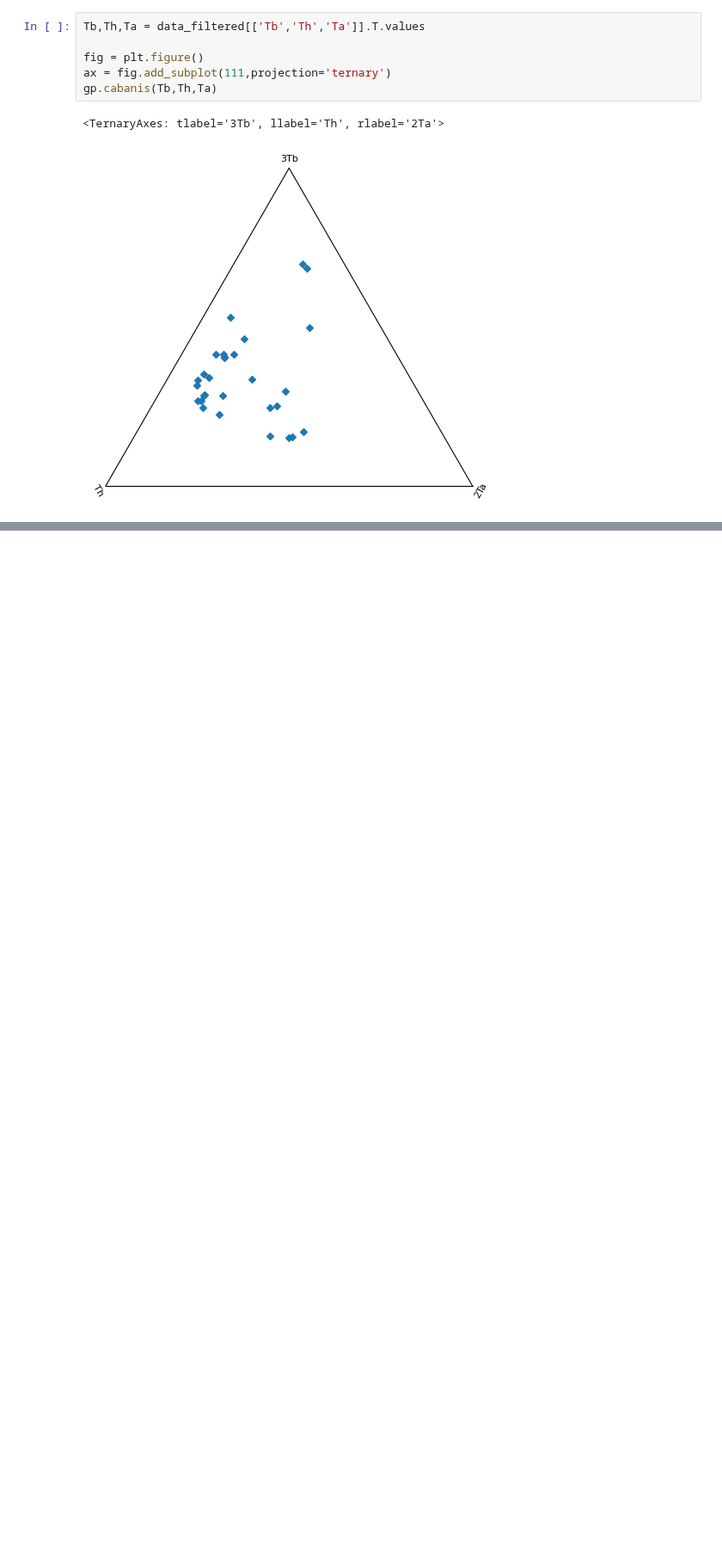
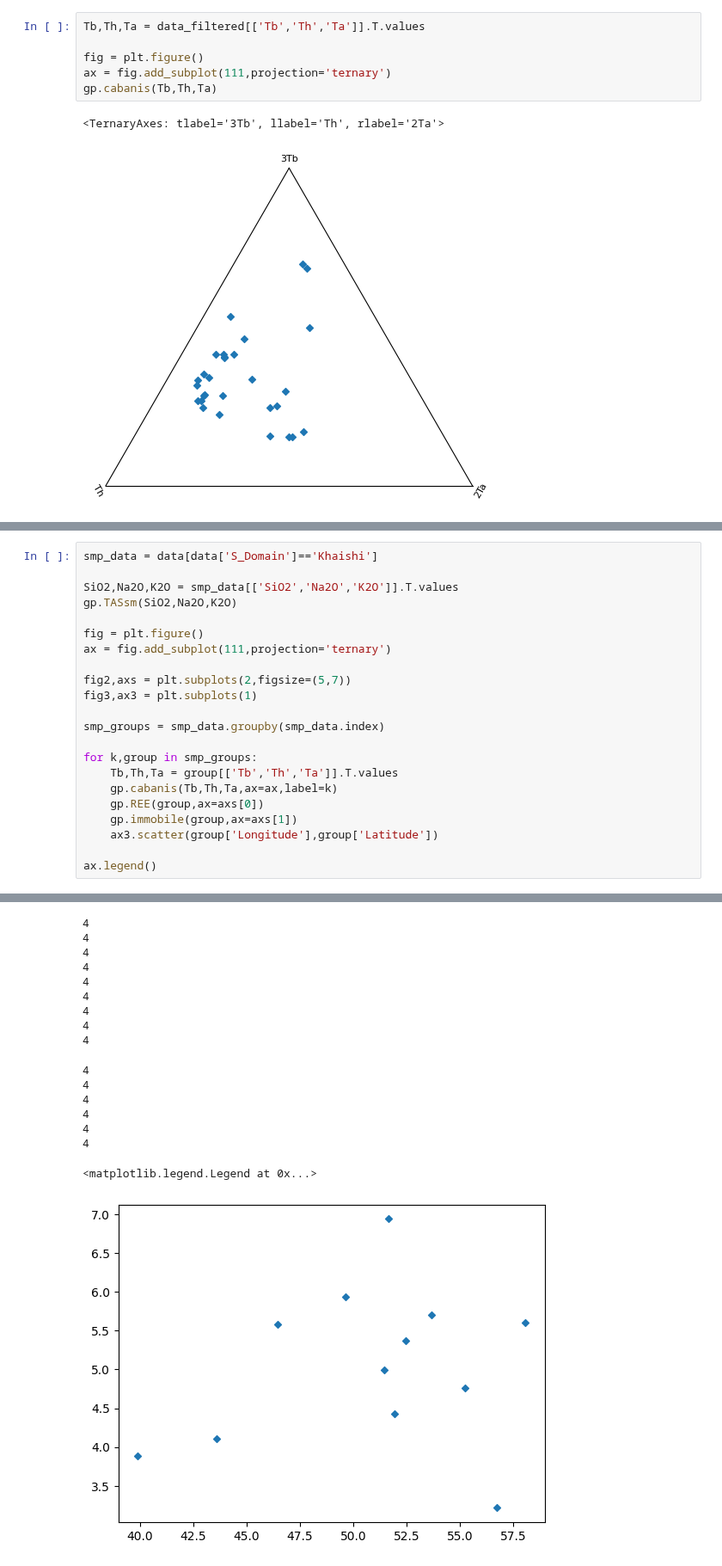
Before and after one commit to dyvasey/dataset-caucasus-gchem-2023, a Jupyter notebook: plot_trace.ipynb, the cells around one changed output, grey strips where cells are left out. Shown at 86% size. Drawn from its saved outputs; the diff is of its cells as text; blank space fills up the shorter version.

```diff
--- a/plot_trace.ipynb
+++ b/plot_trace.ipynb
@@ -126 +128,24 @@ ax.legend()
 [figure]
+# %%
+smp_data = data[data['S_Domain']=='Khaishi']
+
+SiO2,Na2O,K2O = smp_data[['SiO2','Na2O','K2O']].T.values
+gp.TASsm(SiO2,Na2O,K2O)
+
+fig = plt.figure()
+ax = fig.add_subplot(111,projection='ternary')
+
+fig2,axs = plt.subplots(2,figsize=(5,7))
+fig3,ax3 = plt.subplots(1)
+
+smp_groups = smp_data.groupby(smp_data.index)
+
+for k,group in smp_groups:
+    Tb,Th,Ta = group[['Tb','Th','Ta']].T.values
+    gp.cabanis(Tb,Th,Ta,ax=ax,label=k)
+    gp.REE(group,ax=axs[0])
+    gp.immobile(group,ax=axs[1])
+    ax3.scatter(group['Longitude'],group['Latitude'])
+
+ax.legend()
+# %% [output]
@@ -126,0 +161,17 @@ ax.legend()
+4
+4
+4
+4
+4
+4
+4
+4
+4
+4
+4
+4
+4
+4
+4
+<matplotlib.legend.Legend at 0x...>
+[figure, added]
```
Also changed, not shown: parts of 5 cells of this notebook.
